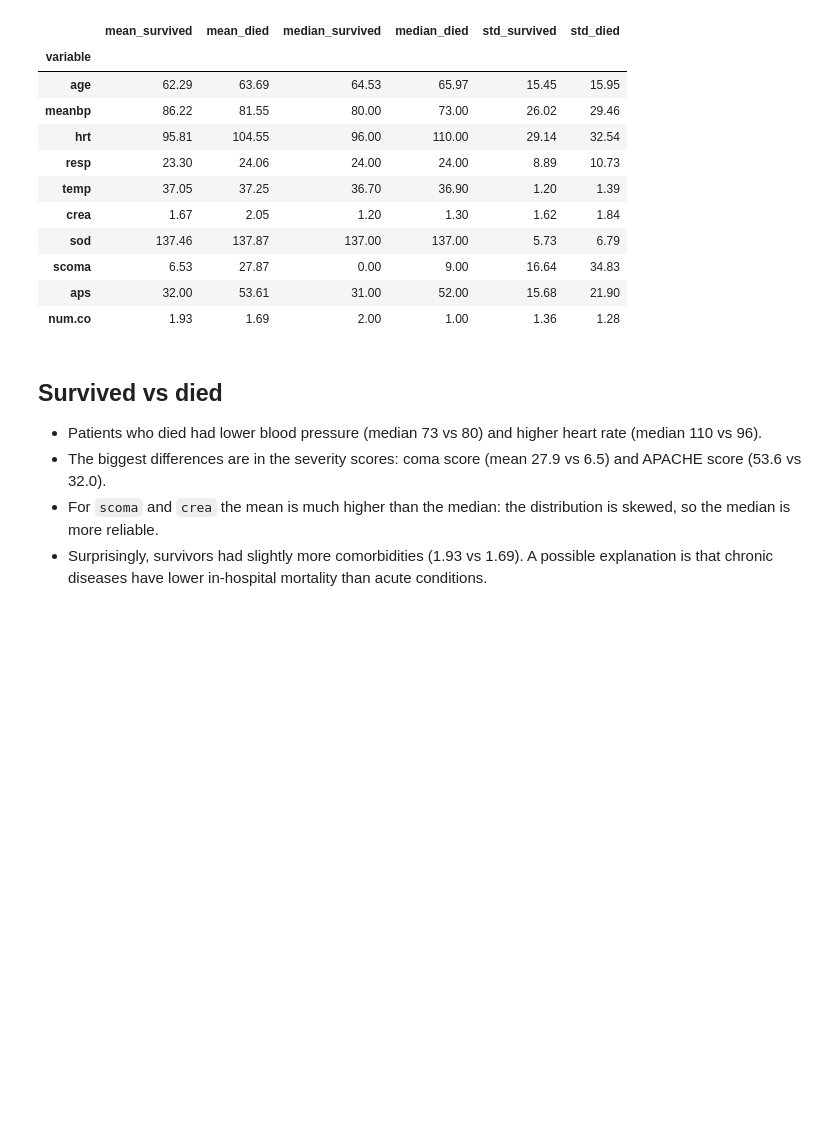
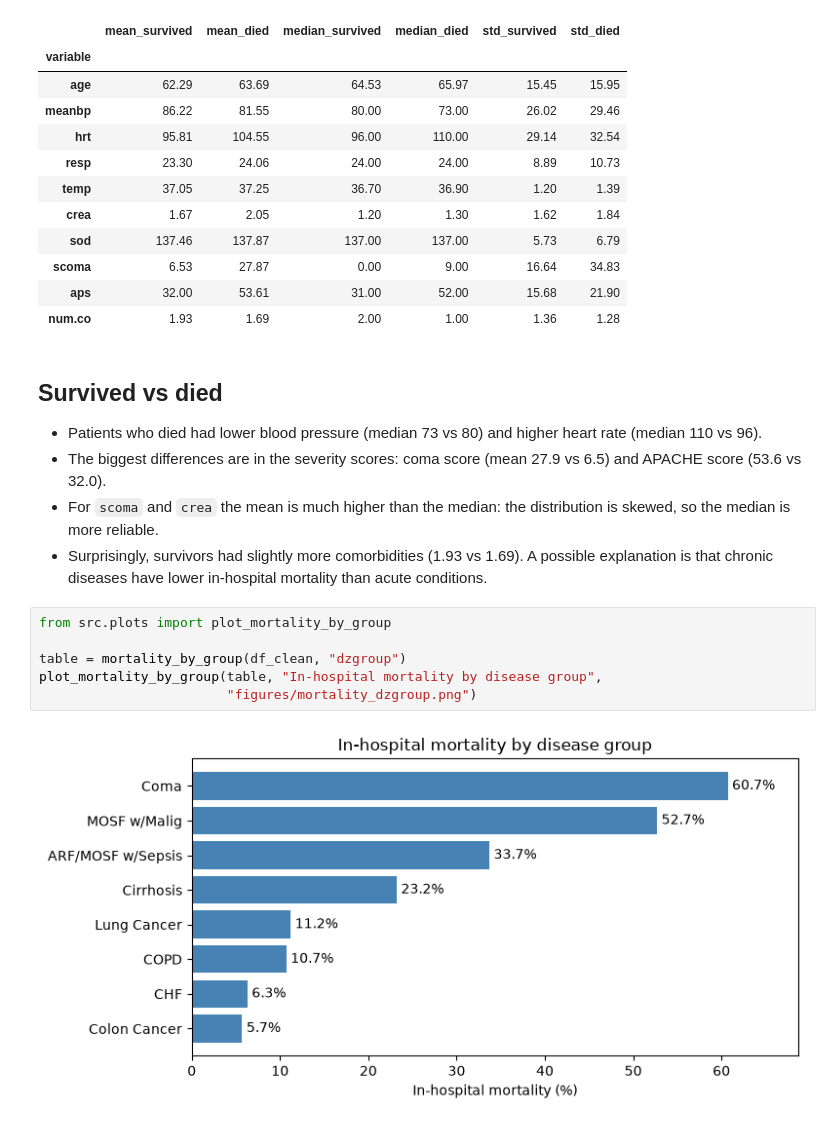
Before and after one commit to HamidMardani78/mortality-analysis, a Jupyter notebook: 01_exploration.ipynb, the cells around one changed output. Saved outputs shown, nothing was run; the diff lists cells and outputs as text; blank space fills up the shorter version.

Commit message:
Add mortality charts

```diff
--- a/01_exploration.ipynb
+++ b/01_exploration.ipynb
@@ -233,3 +233,11 @@ compare_survived_died(df_clean, vitals)
 - The biggest differences are in the severity scores: coma score (mean 27.9 vs 6.5) and APACHE score (53.6 vs 32.0).
 - For `scoma` and `crea` the mean is much higher than the median: the distribution is skewed, so the median is more reliable.
 - Surprisingly, survivors had slightly more comorbidities (1.93 vs 1.69). A possible explanation is that chronic diseases have lower in-hospital mortality than acute conditions.
+# %%
+from src.plots import plot_mortality_by_group
+
+table = mortality_by_group(df_clean, "dzgroup")
+plot_mortality_by_group(table, "In-hospital mortality by disease group",
+                        "figures/mortality_dzgroup.png")
+# %% [output]
+[figure, added]
```
Also changed, not shown: parts of 3 cells of this notebook, 3 other files.
